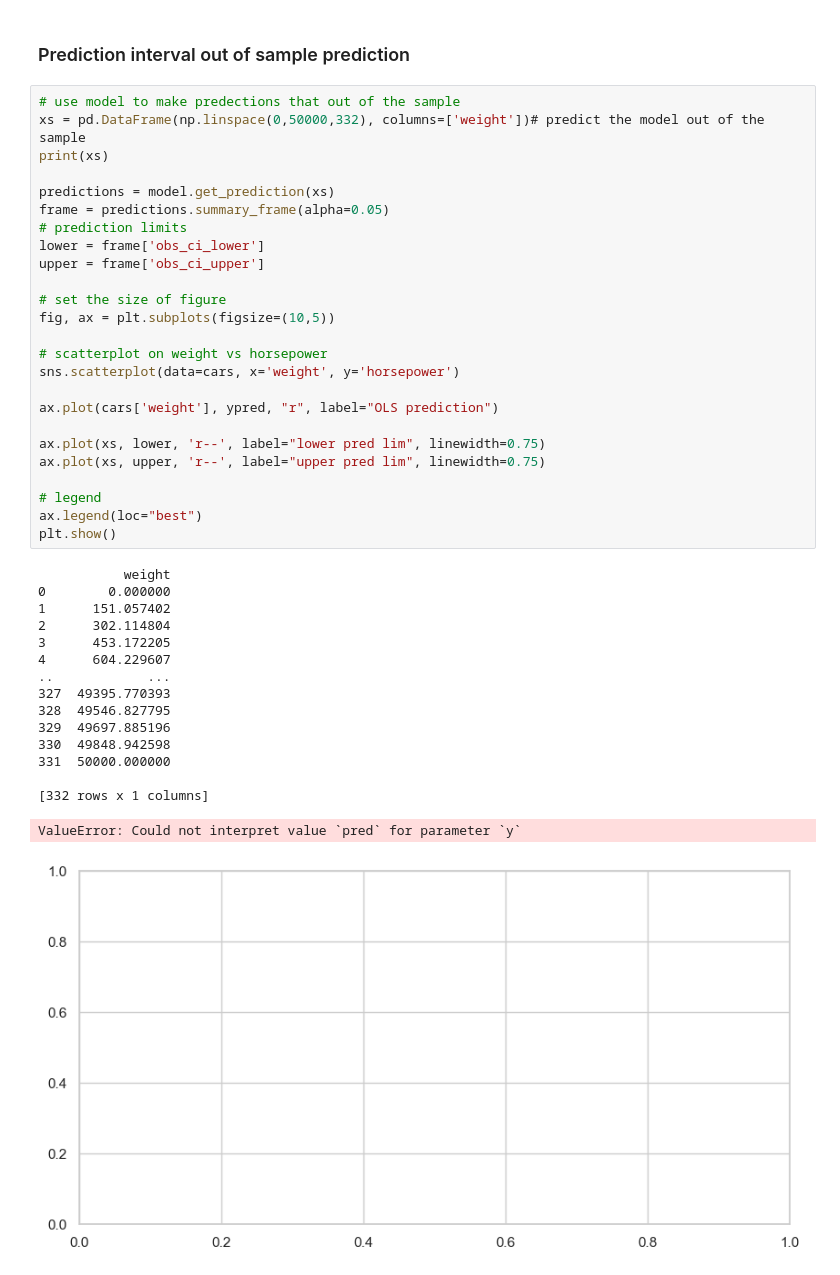
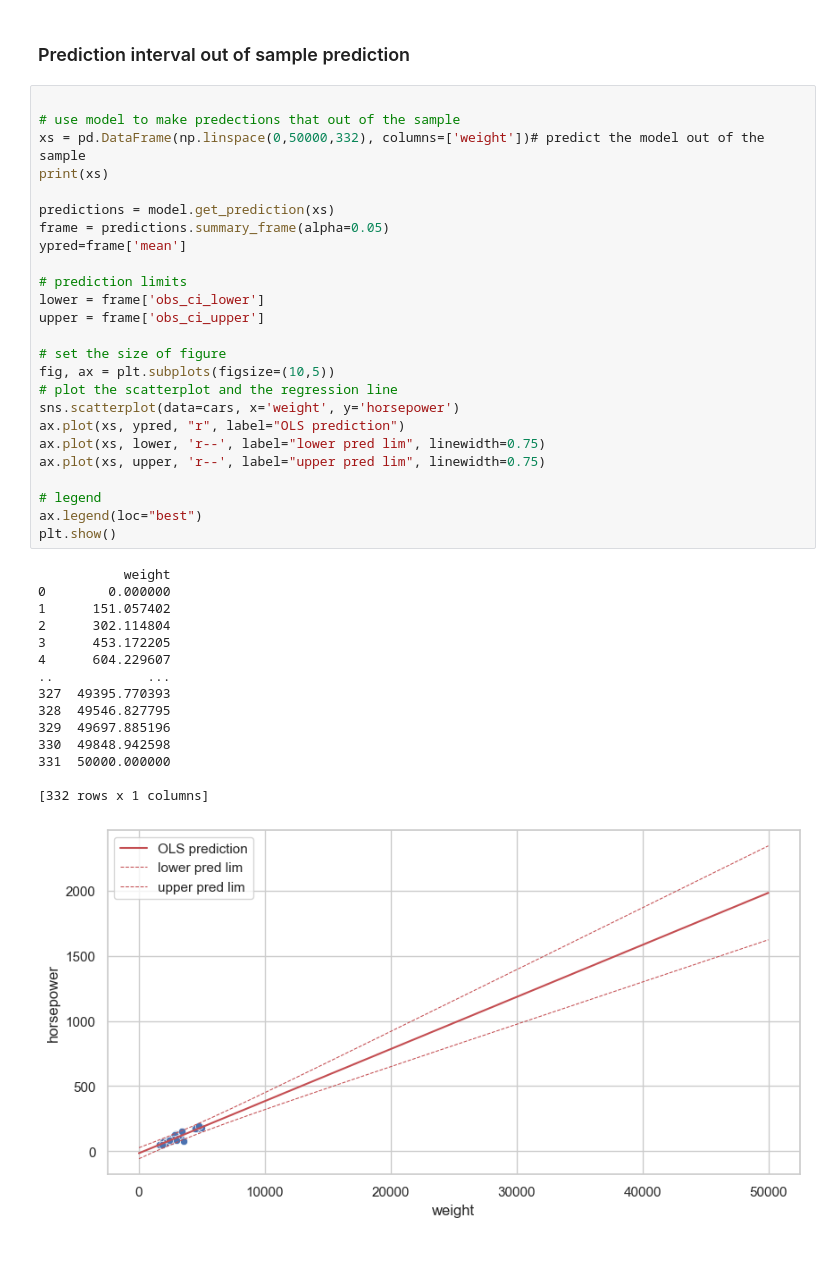
Before and after one commit to VineelaNedunuri/Statistiska_metoder-vineela-nedunuri, a Jupyter notebook: Uppgift/Overall analysis.ipynb, the cells around one changed output. Drawn from its saved outputs; the diff is of its cells as text.

```diff
--- a/Uppgift/Overall analysis.ipynb
+++ b/Uppgift/Overall analysis.ipynb
@@ -714,44 +722,43 @@ plt.show()
 # %% [markdown]
 ### Prediction interval out of sample prediction
 # %%
+
 # use model to make predections that out of the sample
 xs = pd.DataFrame(np.linspace(0,50000,332), columns=['weight'])# predict the model out of the sample
 print(xs)
 
 predictions = model.get_prediction(xs)
 frame = predictions.summary_frame(alpha=0.05)
+ypred=frame['mean']
+
 # prediction limits
 lower = frame['obs_ci_lower']
 upper = frame['obs_ci_upper']
 
 # set the size of figure
 fig, ax = plt.subplots(figsize=(10,5))
-
-# scatterplot on weight vs horsepower
+# plot the scatterplot and the regression line
 sns.scatterplot(data=cars, x='weight', y='horsepower')
-
-ax.plot(cars['weight'], ypred, "r", label="OLS prediction")
-
+ax.plot(xs, ypred, "r", label="OLS prediction")
 ax.plot(xs, lower, 'r--', label="lower pred lim", linewidth=0.75)
 ax.plot(xs, upper, 'r--', label="upper pred lim", linewidth=0.75)
 
 # legend
 ax.legend(loc="best")
 plt.show()
 # %% [output]
            weight
 0        0.000000
 1      151.057402
 2      302.114804
 3      453.172205
 4      604.229607
 ..            ...
 327  49395.770393
 328  49546.827795
 329  49697.885196
 330  49848.942598
 331  50000.000000
 
 [332 rows x 1 columns]
-ValueError: Could not interpret value `pred` for parameter `y`
-[figure, old version]
+[figure, new version]
```
Also changed, not shown: parts of 12 cells of this notebook.
